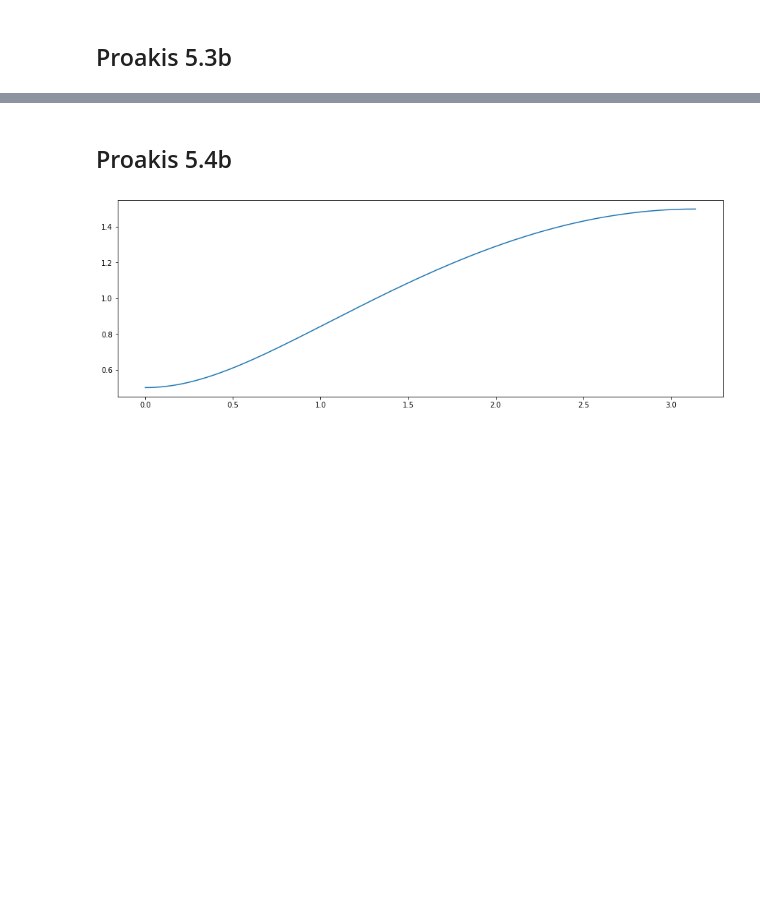
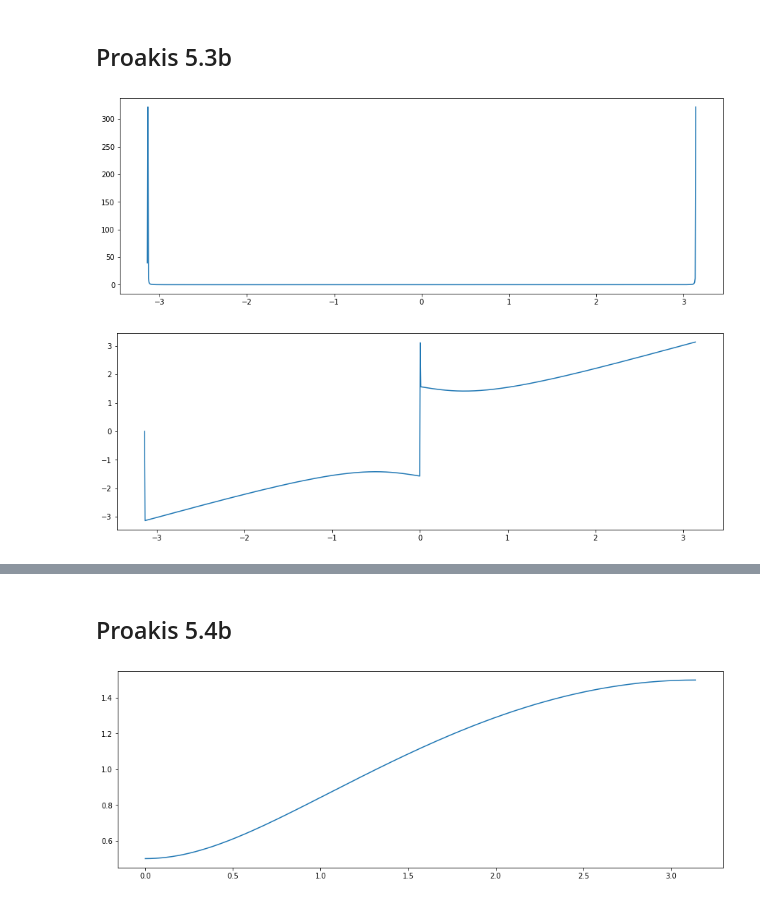
Before and after one commit to ductai199x/Course_work, a Jupyter notebook: eces434/labs/src/hw3/Homework3.ipynb, the cells around one changed output, grey strips where cells are left out. Drawn from its saved outputs; the diff is of its cells as text; code cells hidden in the pictures; blank space fills up the shorter version.

```diff
--- a/ecec434/labs/src/hw3/Homework3.ipynb
+++ b/eces434/labs/src/hw3/Homework3.ipynb
@@ -32,20 +32,17 @@ plt.plot(w, np.angle(H));
 # %% [markdown]
 ## Proakis 5.3b
-# %%
-# omega = 3*np.pi/10
-
-# numX = [0, -np.cos(omega), 1]
-# denX = [1, -2*np.cos(omega), 1]
-# #################
-
-# # compute the impulse response
-# systemX = signal.dlti(numX, denX)
-
-w = np.linspace(0,4*np.pi,10000)
-
-
-plt.figure(figsize = (15,5))
-plt.plot(w, H.real);
-
-plt.figure(figsize = (15,5))
-plt.plot(w, H.imag);
+# %%
+x_n = np.cos(3*np.pi*w/10)
+
+X_k = np.fft.fft(x_n,)
+
+Y_k = X_k*H
+
+plt.figure(figsize = (15,5))
+plt.plot(w, np.abs(Y_k));
+
+plt.figure(figsize = (15,5))
+plt.plot(w, np.angle(Y_k));
+# %% [output]
+[figure, added]
+[figure, added]
```
Also changed, not shown: parts of 10 cells of this notebook, 15 other files.
